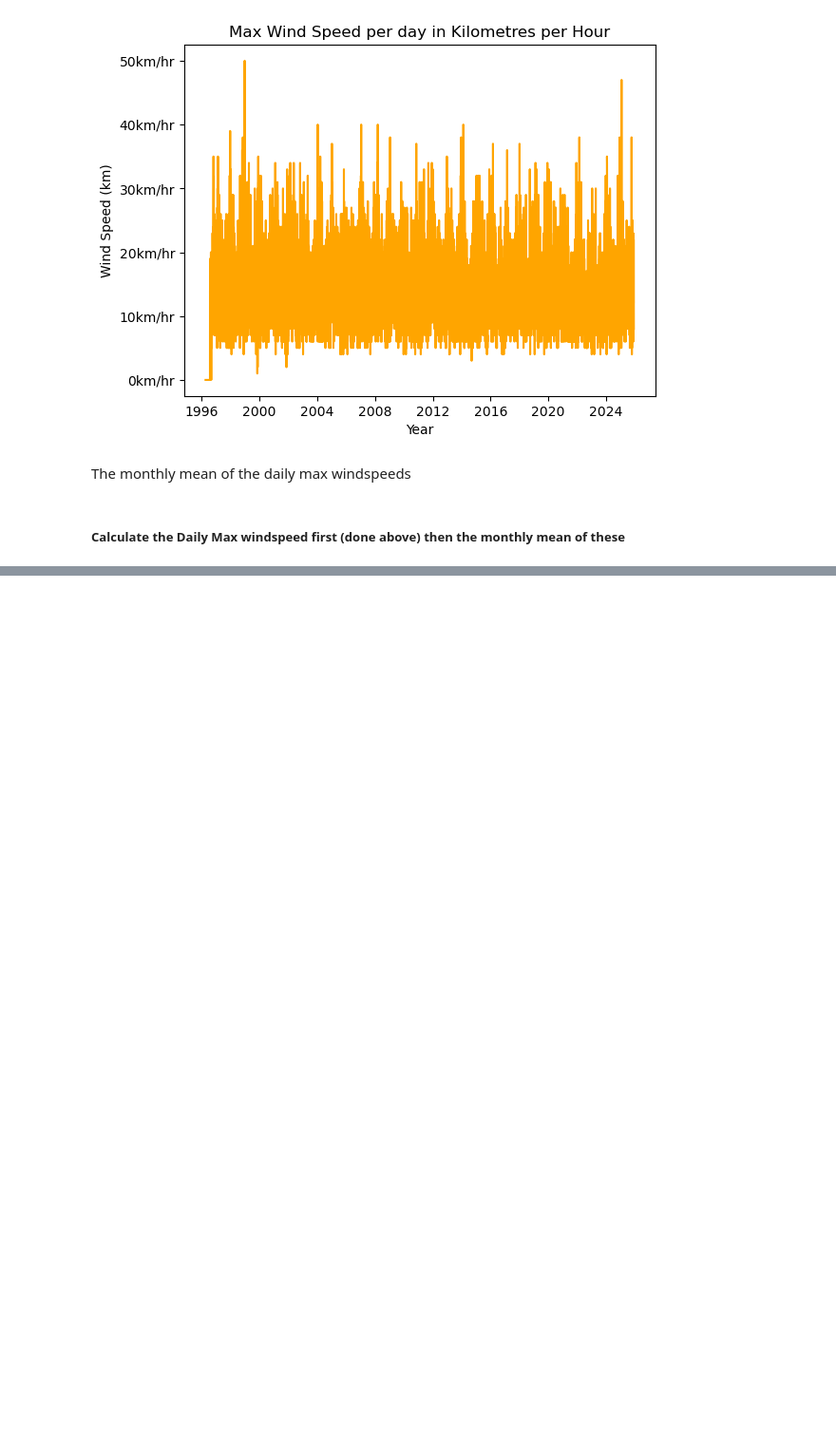
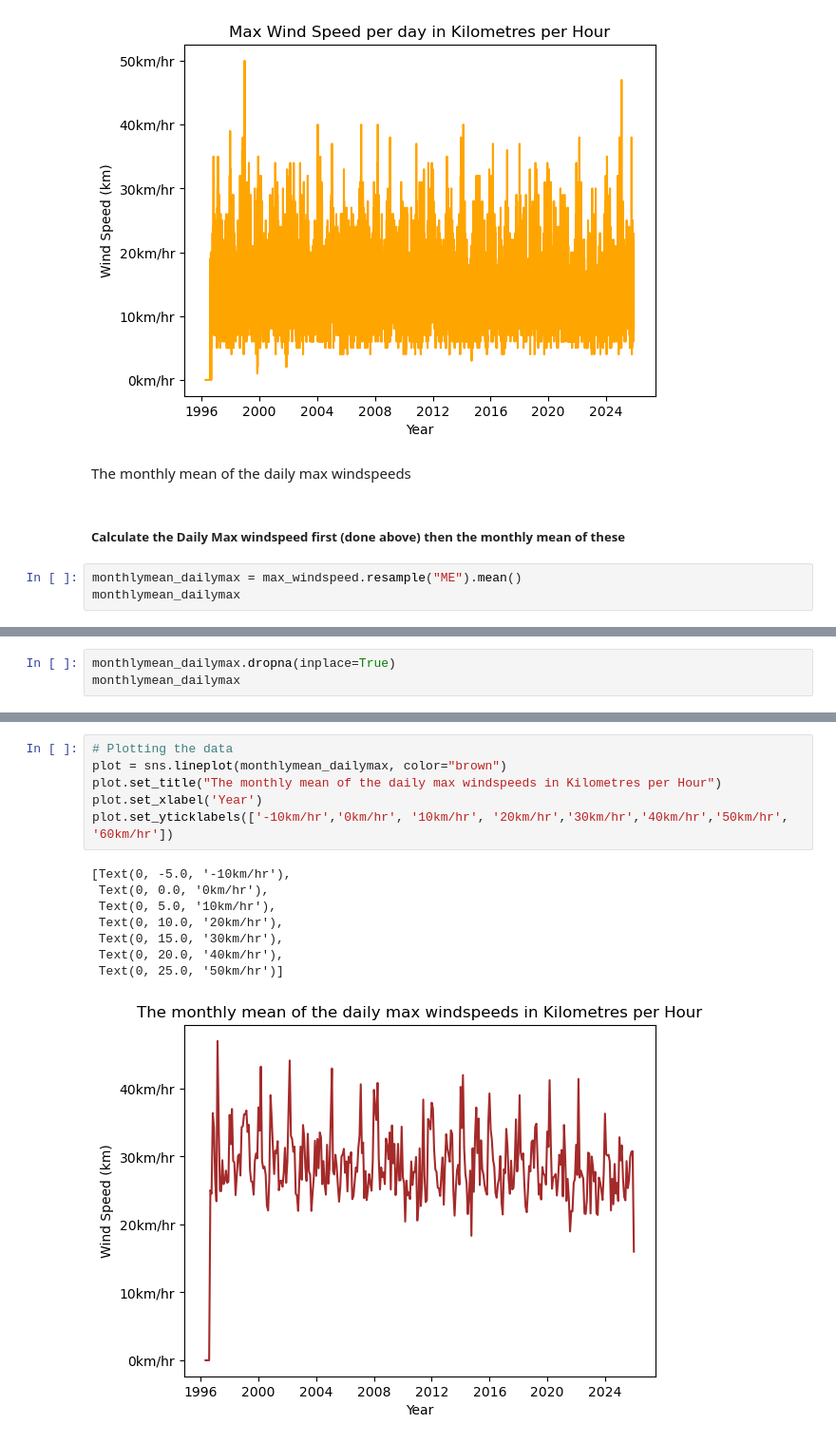
Before and after one commit to FaolanH/programming-for-data-analytics, a Jupyter notebook: pfda-assignments/assignment06_weather.ipynb, the cells around one changed output, grey strips where cells are left out. Shown at 95% size. Cells and saved outputs as stored; diff of their text form; blank space fills up the shorter version.

Commit message:
plotting the daily max monthly mean wind speed

```diff
--- a/pfda-assignments/assignment06_weather.ipynb
+++ b/pfda-assignments/assignment06_weather.ipynb
@@ -474,3 +474,6 @@ plot.set_yticklabels(['-10km/hr','0km/hr', '10km/hr', '20km/hr','30km/hr','40km/
 The monthly mean of the daily max windspeeds
 # %% [markdown]
 ##### Calculate the Daily Max windspeed first (done above) then the monthly mean of these
+# %%
+monthlymean_dailymax = max_windspeed.resample("ME").mean()
+monthlymean_dailymax
@@ -476,0 +494,3 @@ The monthly mean of the daily max windspeeds
+# %%
+monthlymean_dailymax.dropna(inplace=True)
+monthlymean_dailymax
@@ -476,0 +511,15 @@ The monthly mean of the daily max windspeeds
+# %%
+# Plotting the data
+plot = sns.lineplot(monthlymean_dailymax, color="brown")
+plot.set_title("The monthly mean of the daily max windspeeds in Kilometres per Hour")
+plot.set_xlabel('Year')
+plot.set_yticklabels(['-10km/hr','0km/hr', '10km/hr', '20km/hr','30km/hr','40km/hr','50km/hr', '60km/hr'])
+# %% [output]
+[Text(0, -5.0, '-10km/hr'),
+ Text(0, 0.0, '0km/hr'),
+ Text(0, 5.0, '10km/hr'),
+ Text(0, 10.0, '20km/hr'),
+ Text(0, 15.0, '30km/hr'),
+ Text(0, 20.0, '40km/hr'),
+ Text(0, 25.0, '50km/hr')]
+[figure, added]
```
Also changed, not shown: parts of 2 cells of this notebook.
